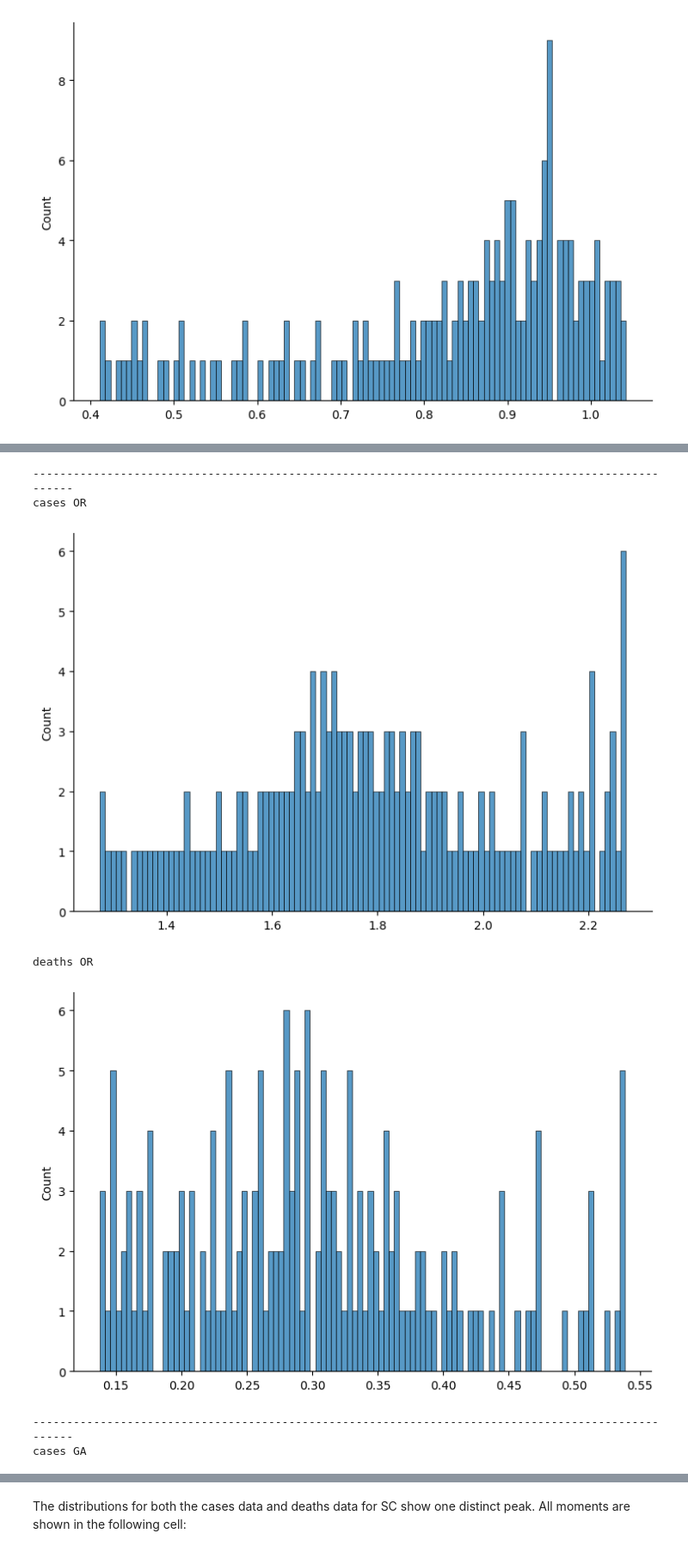
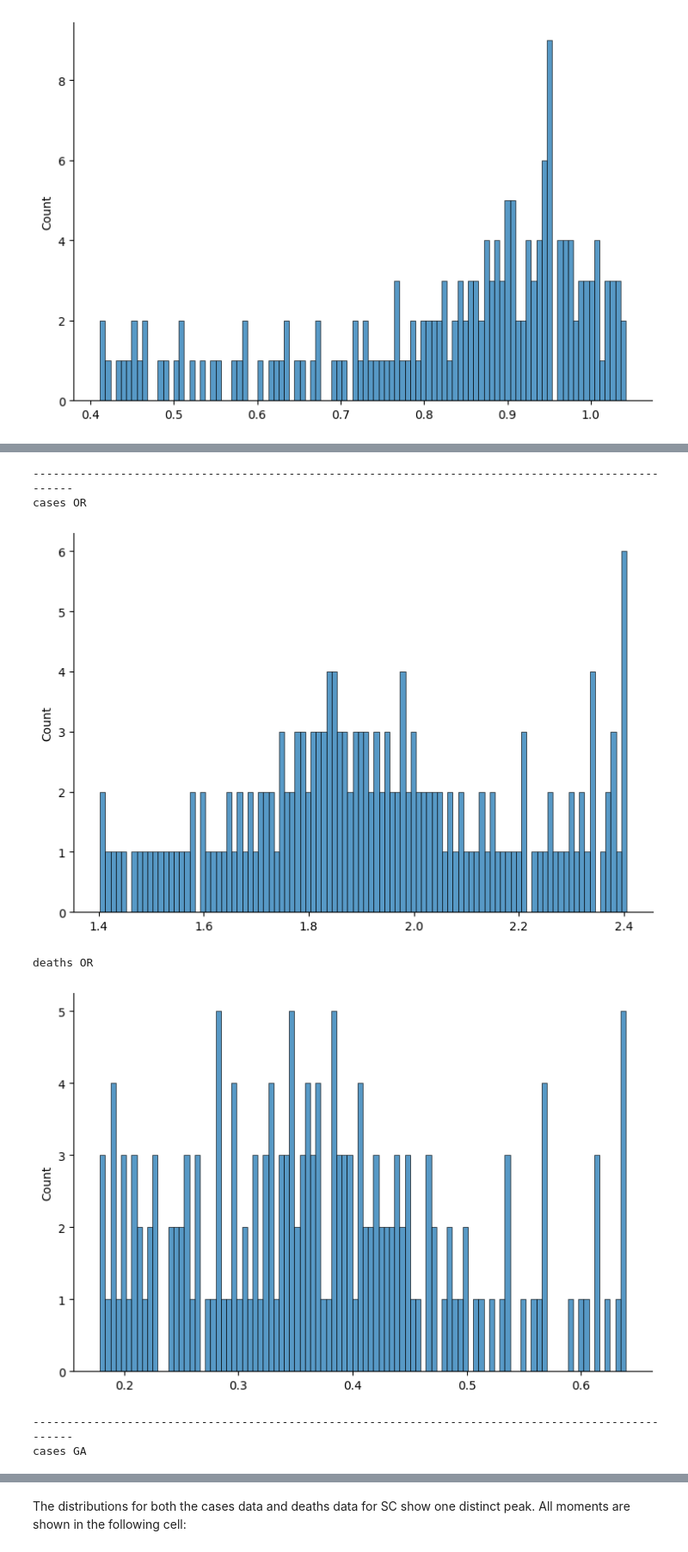
Before and after one commit to aiwayemi/Group-1, a Jupyter notebook: Kol_H/Stage3-KH.ipynb, the cells around one changed output, grey strips where cells are left out. Shown at 86% size. Cells and saved outputs as stored; diff of their text form; code cells hidden in the pictures.

```diff
--- a/Kol_H/Stage3-KH.ipynb
+++ b/Kol_H/Stage3-KH.ipynb
@@ -80,8 +83,8 @@ for i in range(len(states)) :
     deaths_dates = parse_datetime_state(deaths, states[i])
     cases_stats_list.append(get_statistics(cases_dates))
     deaths_stats_list.append(get_statistics(deaths_dates))
-    cases_norm = ((cases_dates/(pop_sum/norm_factor)).sum(axis = 0) + 1).agg(np.log10)
-    deaths_norm = ((deaths_dates/(pop_sum/norm_factor)).sum(axis = 0) + 1).agg(np.log10)
+    cases_norm = ((cases_dates/(pop_sum_list[i]/norm_factor)).sum(axis = 0) + 1).agg(np.log10)
+    deaths_norm = ((deaths_dates/(pop_sum_list[i]/norm_factor)).sum(axis = 0) + 1).agg(np.log10)
 
     print("cases " + states[i])
     sns.displot(data=cases_norm, x=cases_norm, kind='hist', bins=100, aspect=1.5)
@@ -101,7 +104,7 @@ deaths AL
 ---------------------------------------------------------------------------------------------------
 cases OR
-[figure, old version]
+[figure, new version]
 deaths OR
-[figure, old version]
+[figure, new version]
 ---------------------------------------------------------------------------------------------------
 cases GA
```
Also changed, not shown: parts of 7 cells of this notebook, 21 other files.
